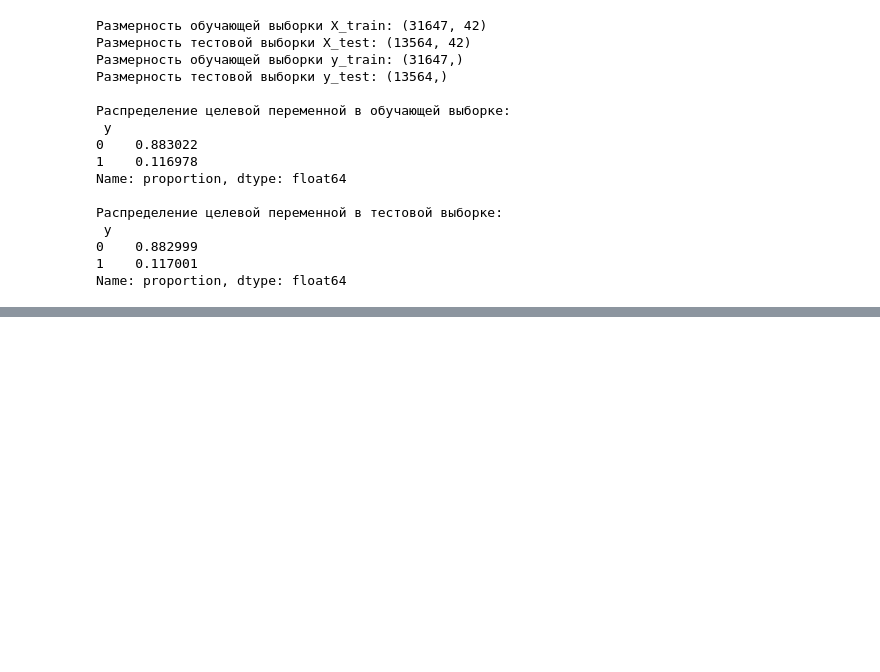
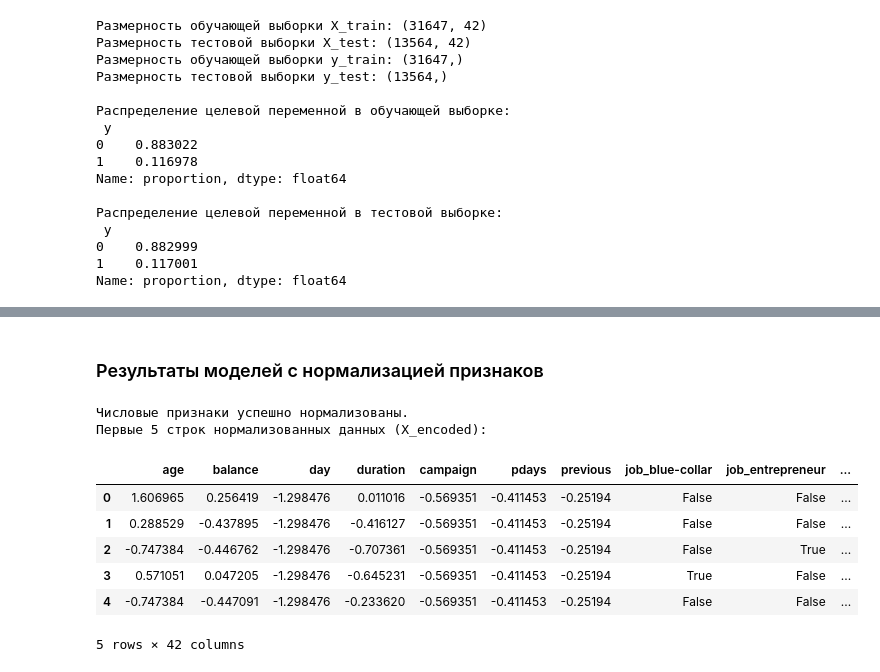
Before and after one commit to kimve1969/mgu_ds_cours, a Jupyter notebook: semestr 2.2/task 1/bank_marketing.ipynb, the cells around one changed output, grey strips where cells are left out. Drawn from its saved outputs; the diff is of its cells as text; code cells hidden in the pictures; blank space fills up the shorter version.

```diff
--- a/semestr 2.2/task 1/bank_marketing.ipynb
+++ b/semestr 2.2/task 1/bank_marketing.ipynb
@@ -329,0 +259,27 @@ weighted avg       0.87      0.86      0.87     13564
+# %% [markdown]
+### Результаты моделей с нормализацией признаков
+# %%
+from sklearn.preprocessing import StandardScaler
+
+# Определяем числовые столбцы для масштабирования
+numeric_cols = X_encoded.select_dtypes(include=['int64', 'float64']).columns
+
+# Инициализация StandardScaler
+scaler = StandardScaler()
+
+# Применение масштабирования к числовым столбцам
+X_encoded[numeric_cols] = scaler.fit_transform(X_encoded[numeric_cols])
+
+print("Числовые признаки успешно нормализованы.")
+print("Первые 5 строк нормализованных данных (X_encoded):")
+display(X_encoded.head())
+# %% [output]
+Числовые признаки успешно нормализованы.
+Первые 5 строк нормализованных данных (X_encoded):
+|  | age | balance | day | duration | campaign | pdays | previous | job_blue-collar | job_entrepreneur | ... |
+| 0 | 1.606965 | 0.256419 | -1.298476 | 0.011016 | -0.569351 | -0.411453 | -0.25194 | False | False | ... |
+| 1 | 0.288529 | -0.437895 | -1.298476 | -0.416127 | -0.569351 | -0.411453 | -0.25194 | False | False | ... |
+| 2 | -0.747384 | -0.446762 | -1.298476 | -0.707361 | -0.569351 | -0.411453 | -0.25194 | False | True | ... |
+| 3 | 0.571051 | 0.047205 | -1.298476 | -0.645231 | -0.569351 | -0.411453 | -0.25194 | True | False | ... |
+| 4 | -0.747384 | -0.447091 | -1.298476 | -0.233620 | -0.569351 | -0.411453 | -0.25194 | False | False | ... |
+5 rows × 42 columns
```
Also changed, not shown: parts of 13 cells of this notebook.
